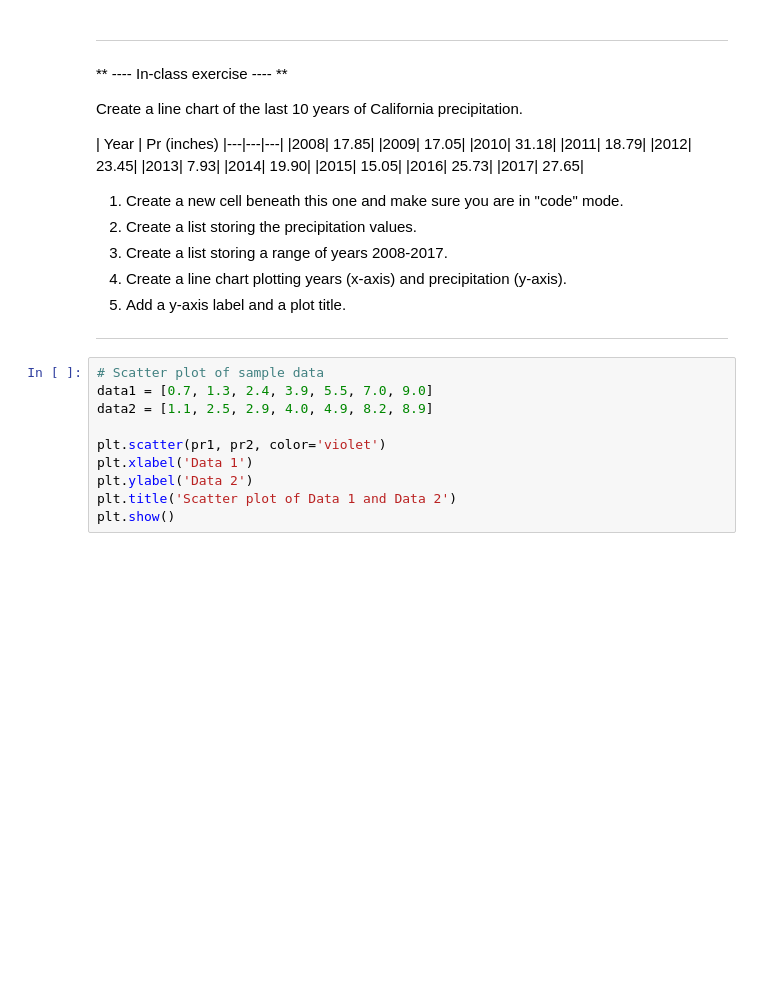
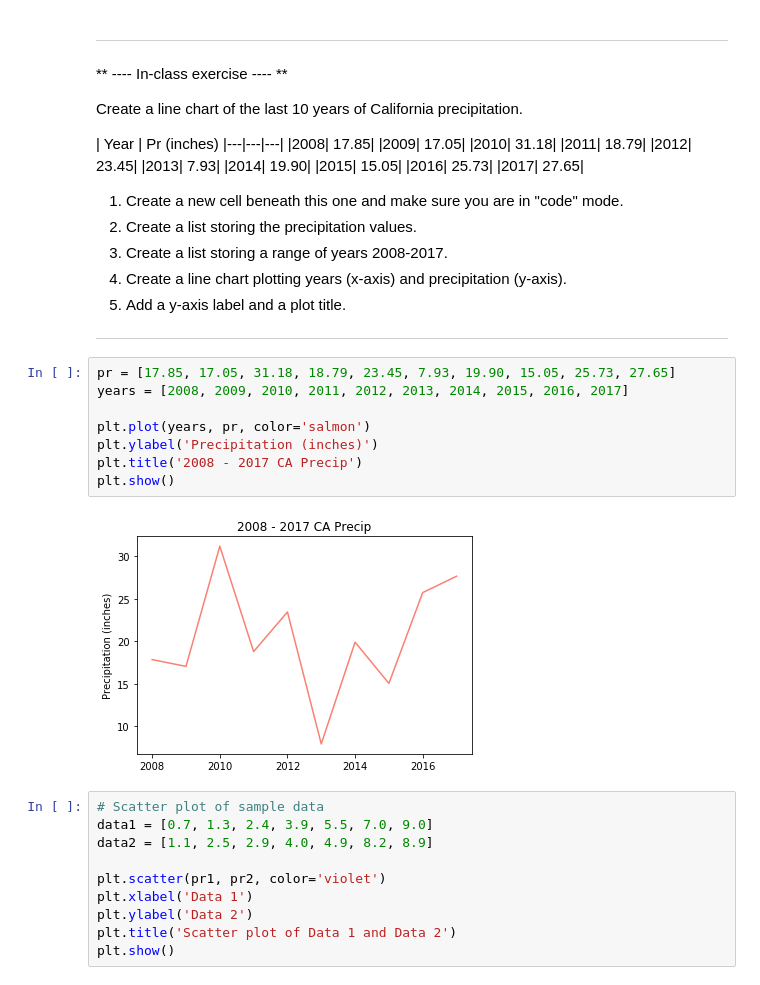
Before and after one commit to neil-berg/AOS51, a Jupyter notebook: AOS51_Fall_2018_#1_KEY.ipynb, the cells around one changed output. Drawn from its saved outputs; the diff is of its cells as text; blank space fills up the shorter version.

```diff
--- a/AOS51_Fall_2018_#1_KEY.ipynb
+++ b/AOS51_Fall_2018_#1_KEY.ipynb
@@ -280,6 +292,16 @@ Create a line chart of the last 10 years of California precipitation.
 4. Create a line chart plotting years (x-axis) and precipitation (y-axis).
 5. Add a y-axis label and a plot title.
 ---
+# %%
+pr = [17.85, 17.05, 31.18, 18.79, 23.45, 7.93, 19.90, 15.05, 25.73, 27.65]
+years = [2008, 2009, 2010, 2011, 2012, 2013, 2014, 2015, 2016, 2017]
+
+plt.plot(years, pr, color='salmon')
+plt.ylabel('Precipitation (inches)')
+plt.title('2008 - 2017 CA Precip')
+plt.show()
+# %% [output]
+[figure, added]
 # %%
 # Scatter plot of sample data
 data1 = [0.7, 1.3, 2.4, 3.9, 5.5, 7.0, 9.0]
```
Also changed, not shown: parts of 21 cells of this notebook.
